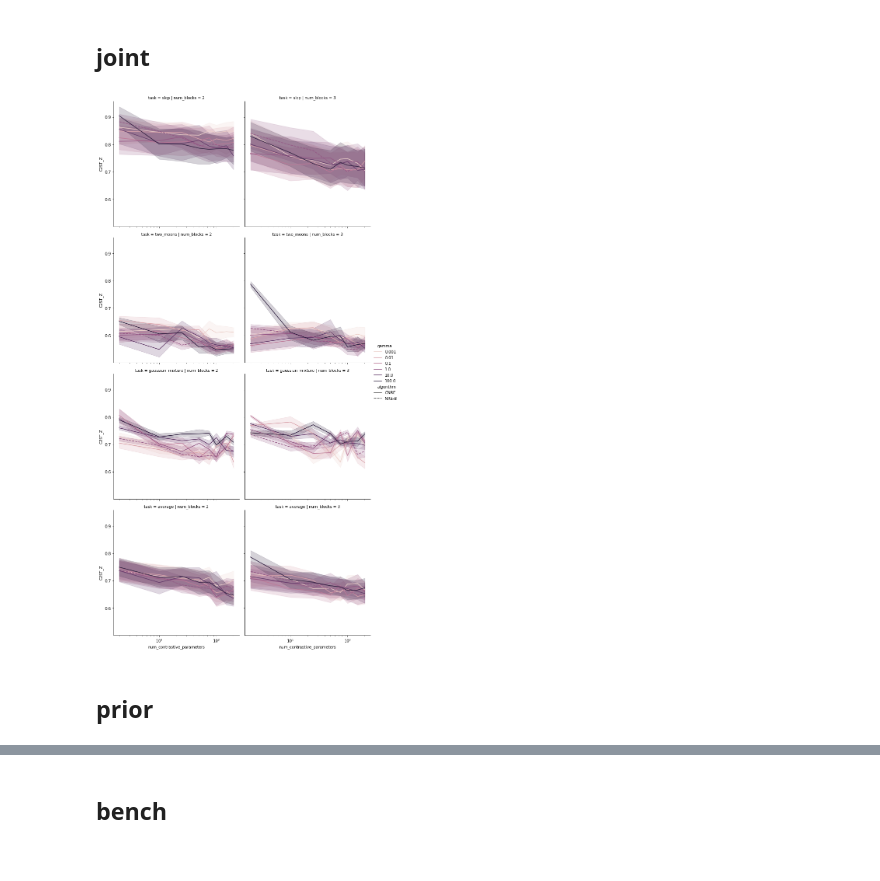
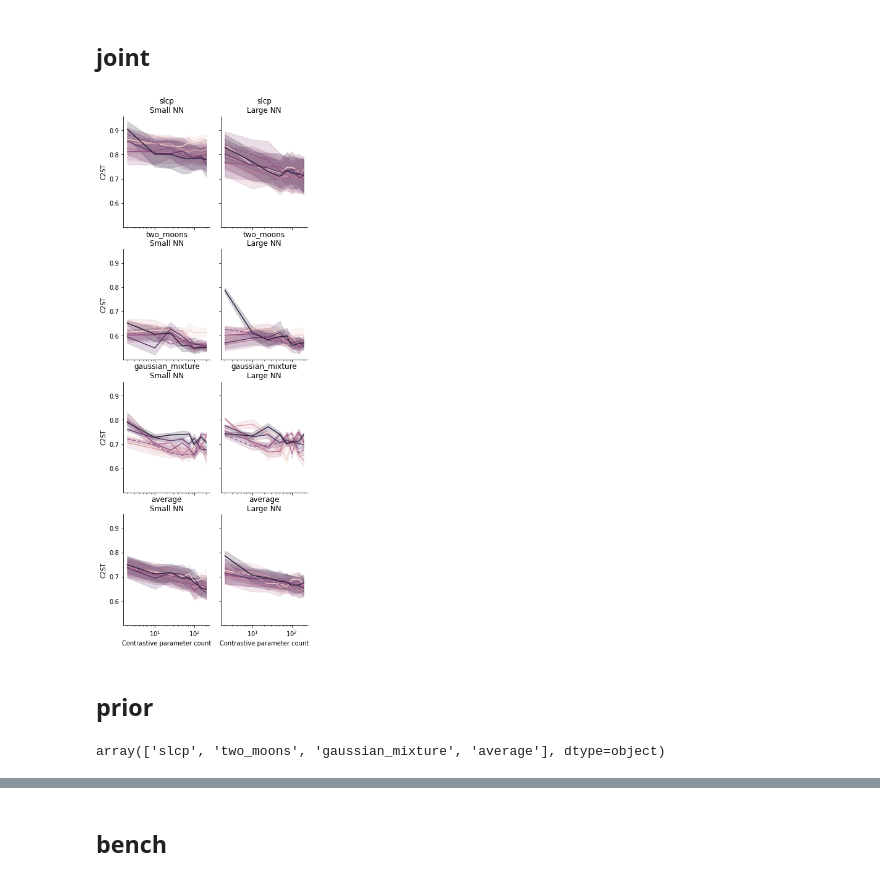
Before and after one commit to bkmi/cnre, a Jupyter notebook: infinite/02 relplots.ipynb, the cells around one changed output, grey strips where cells are left out. Drawn from its saved outputs; the diff is of its cells as text; code cells hidden in the pictures.

Commit message:
updated plots

```diff
--- a/infinite/02 relplots.ipynb
+++ b/infinite/02 relplots.ipynb
@@ -72,26 +72,67 @@ Index(['task', 'seed', 'algorithm', 'K', 'num_atoms',
 5 rows × 58 columns
 # %%
 df_wide, grp = wide_to_long(df)
+# %%
+df_preped = df_wide.reset_index()
+df_preped["gamma"] = df_preped["gamma"].replace([nre_gamma_default], 1.0)
+
+df_preped_copy = df_preped.copy()
+df_preped_copy["task"] = "average"
+df_preped = pd.concat([df_preped, df_preped_copy], ignore_index=True)
+
+df_preped["C2ST"] = df_preped["C2ST_Z"]
+df_preped["Contrastive parameter count"] = df_preped["num_contrastive_parameters"]
+df_preped["algorithm"] = df_preped["algorithm"].map(lambda x: "NRE-C" if x == "CNRE" else x)
+df_preped[r"Algorithm"] = df_preped.loc[:, "algorithm"]
+df_preped[r"$\gamma$ (gamma)"] = df_preped.loc[:, "gamma"]
 # %% [markdown]
 ## joint
 # %%
 fg = sns.relplot(
-    data=prepare_df_for_plot(df_wide, "joint"),
-    x="num_contrastive_parameters",
-    y="C2ST_Z",
-    hue="gamma",
-    style="algorithm",
-    style_order=["CNRE", "NRE-B"],
+    # data=prepare_df_for_plot(df_wide, "joint"),
+    data=df_preped[df_preped["expr"] == "joint"],
+    x="Contrastive parameter count",
+    y="C2ST",
+    hue="$\gamma$ (gamma)",
+    style="Algorithm",
+    style_order=["NRE-C", "NRE-B"],
     row="task",
+    row_order=['slcp', 'two_moons', 'gaussian_mixture', 'average'],
     col="num_blocks",
     kind="line",
     hue_norm=LogNorm(),
+    height=2.5,
+    legend=False,
 )
 for ax in fg.axes.flatten():
     ax.set(xscale='log')
+
+for ax in fg.axes[:, 0]:
+    ax.set_ylabel("C2ST")
+
+for key, ax in fg.axes_dict.items():
+    title_parts = ax.get_title().split("|")
+
+    title_parts[0] = title_parts[0].split("=")[-1].strip()
+
+    if "2" in title_parts[-1]:
+        title_parts[1] = "Small NN"
+    elif "3" in title_parts[-1]:
+        title_parts[1] = "Large NN"
+    else:
+        raise ValueError()
+
+    ax.set_title(f"{title_parts[0]}\n{title_parts[-1]}")
+
+fg.fig.subplots_adjust(top=1.2)
+plt.savefig("rel-joint.pdf", dpi=300, bbox_inches="tight")
 # %% [output]
-[figure, old version]
+[figure, new version]
 # %% [markdown]
 ## prior
+# %%
+df_preped["task"].unique()
+# %% [output]
+array(['slcp', 'two_moons', 'gaussian_mixture', 'average'], dtype=object)
 # %%
 fg = sns.relplot(
```
Also changed, not shown: parts of 4 cells of this notebook, 2 other files.
